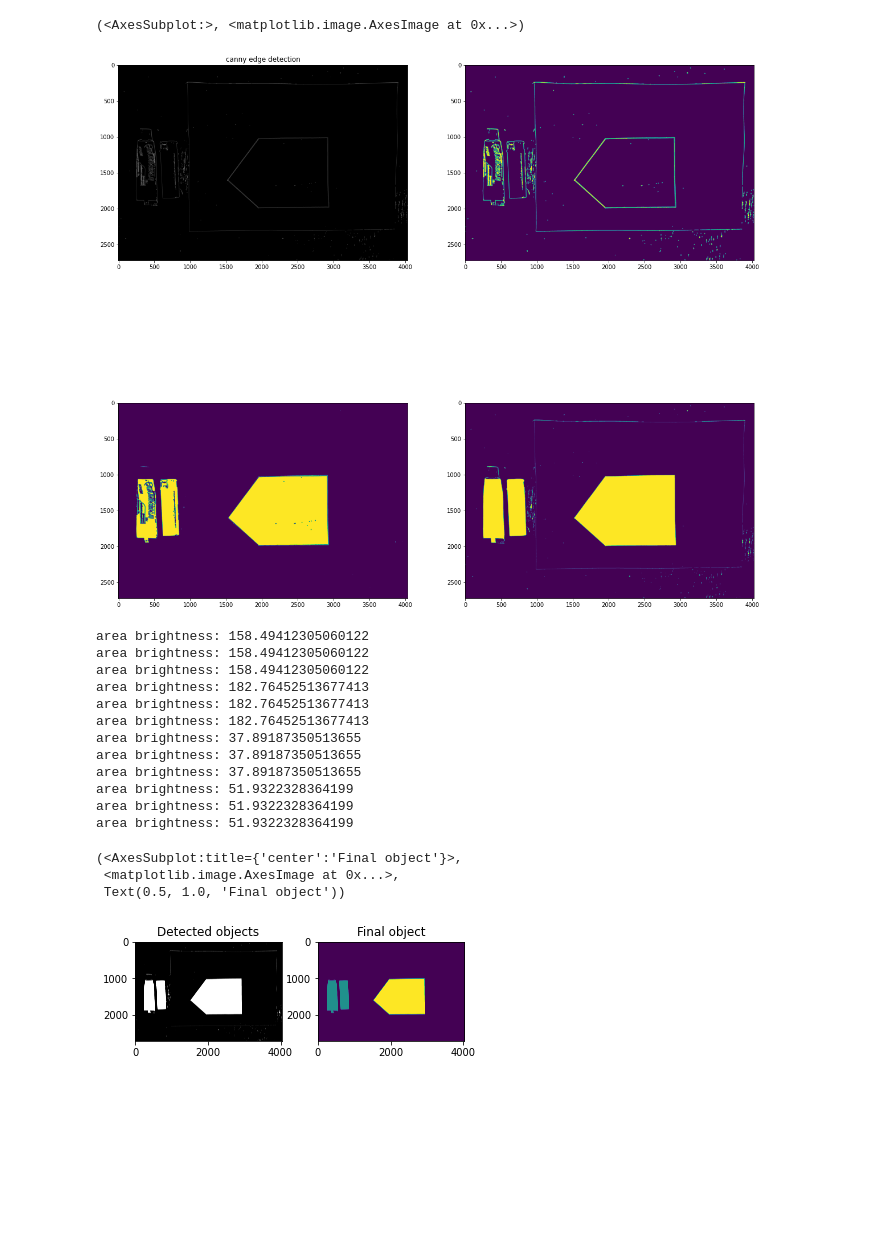
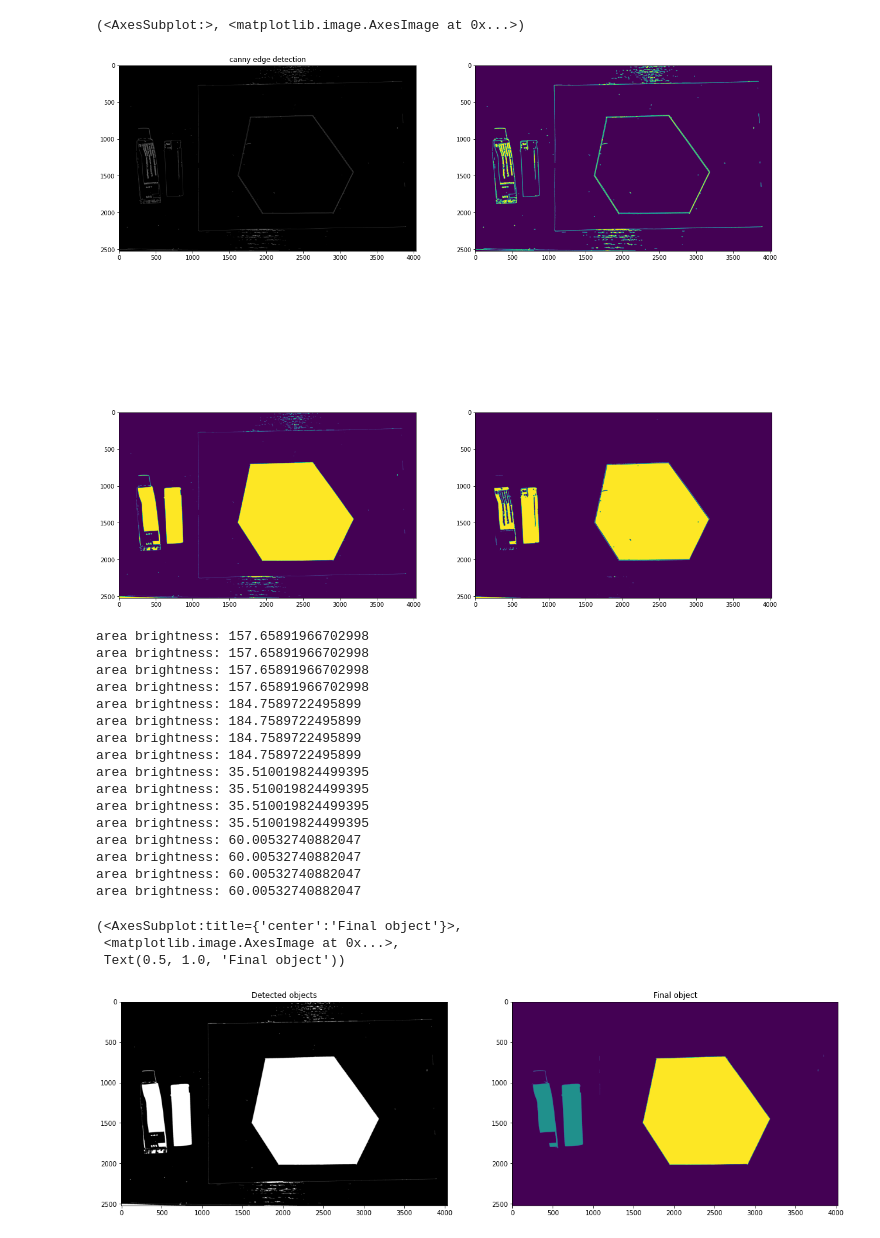
Before and after one commit to Li-Rui-QI/Intelligent-Placer, a Jupyter notebook: intelligent_placer_lib/find_broder.ipynb, the cells around one changed output. Cells and saved outputs as stored; diff of their text form; code cells hidden in the pictures; blank space fills up the shorter version.

```diff
--- a/intelligent_placer_lib/find_broder.ipynb
+++ b/intelligent_placer_lib/find_broder.ipynb
@@ -5,8 +5,8 @@ import matplotlib.pyplot as plt
 import numpy as np
 import os
 # %%
-img = cv2.imread("../input/1True.jpg")
-# img = cv2.imread("../input/8False.jpg")
+img = cv2.imread("../sources/input/01True.jpg")
+# img = cv2.imread("../sources/input/11False.jpg")
 gray = cv2.cvtColor(img, cv2.COLOR_BGR2GRAY)
 
 # do some noise reduction
@@ -41,11 +41,11 @@ plt.imshow(gray, cmap="gray"), plt.title(f"Input image")
         plt.figure(figsize=(20,20))
         plt.subplot(2, 2, 1),plt.imshow(edges, cmap="gray"), plt.title(f"canny edge detection")
         plt.subplot(2, 2, 2),plt.imshow(im_th)
-        plt.subplot(2, 2, 3),plt.imshow(im_floodfill_inv)
-        plt.subplot(2, 2, 4),plt.imshow(im_out)
+        plt.subplot(2, 2, 3),plt.imshow(im_out)
+        plt.subplot(2, 2, 4),plt.imshow(im_floodfill_inv)
 # %% [output]
 (<AxesSubplot:>, <matplotlib.image.AxesImage at 0x...>)
-[figure, old version]
+[figure, new version]
 # %%
         # Extract objects using connected component labeling
         n_labels, labels, stats, centroids = cv2.connectedComponentsWithStats(im_out, connectivity=4)
@@ -54,44 +54,48 @@ plt.imshow(gray, cmap="gray"), plt.title(f"Input image")
         colors = np.arange(0, 200, 200 / n_labels).astype(np.uint8)
         colors[0] = 0
         false_colors = colors[labels]
 
         max_br = 0
         num_objects = 0
-        area_thr = 0.25
+        area_thr = 0.4
         whole_area = im_out.shape[0] * im_out.shape[1]
         brightest_color = 0
         for i in range(len(colors)):
             object_area = np.sum(false_colors == colors[i])
 #             print(object_area / whole_area * 100, "Remove:", object_area < whole_area * area_thr / 100)
             if object_area < whole_area * area_thr / 100:
                 false_colors[false_colors == colors[i]] = 0
             else:
                 num_objects += 1
                 print("area brightness:", np.mean(gray[false_colors == colors[i]]))
                 cur_br = np.mean(gray[false_colors == colors[i]])
                 if colors[i] != 0 and cur_br > max_br:
                     max_br = cur_br
                     brightest_color = colors[i]
 
         false_colors[false_colors == brightest_color] = 255  # colorize drawn area with the brightest color
         false_colors[np.logical_and(false_colors != 255, false_colors > 0)] = 128  # colorize objects to fit into area
         plt.figure(figsize=(20,20))
         plt.subplot(2, 2, 1),plt.imshow(im_out, cmap="gray"), plt.title(f"Detected objects")
         plt.subplot(2, 2, 2), plt.imshow(false_colors), plt.title(f"Final object")
 # %% [output]
-area brightness: 158.49412305060122
-area brightness: 158.49412305060122
-area brightness: 158.49412305060122
-area brightness: 182.76452513677413
-area brightness: 182.76452513677413
-area brightness: 182.76452513677413
-area brightness: 37.89187350513655
-area brightness: 37.89187350513655
-area brightness: 37.89187350513655
-area brightness: 51.9322328364199
-area brightness: 51.9322328364199
-area brightness: 51.9322328364199
+area brightness: 157.65891966702998
+area brightness: 157.65891966702998
+area brightness: 157.65891966702998
+area brightness: 157.65891966702998
+area brightness: 184.7589722495899
+area brightness: 184.7589722495899
+area brightness: 184.7589722495899
+area brightness: 184.7589722495899
+area brightness: 35.510019824499395
+area brightness: 35.510019824499395
+area brightness: 35.510019824499395
+area brightness: 35.510019824499395
+area brightness: 60.00532740882047
+area brightness: 60.00532740882047
+area brightness: 60.00532740882047
+area brightness: 60.00532740882047
 (<AxesSubplot:title={'center':'Final object'}>,
  <matplotlib.image.AxesImage at 0x...>,
  Text(0.5, 1.0, 'Final object'))
-[figure, old version]
+[figure, new version]
```
Also changed, not shown: parts of 2 cells of this notebook, 38 other files.
